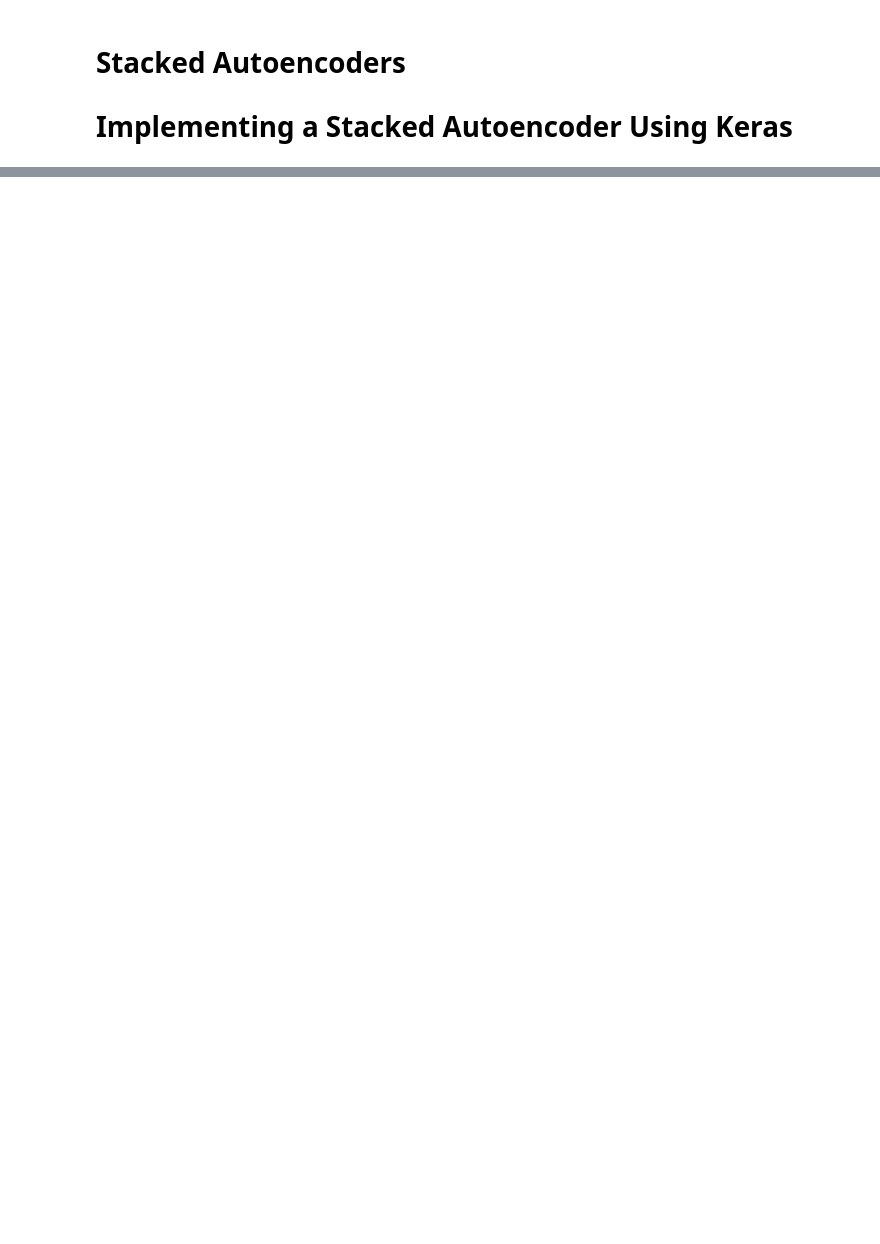
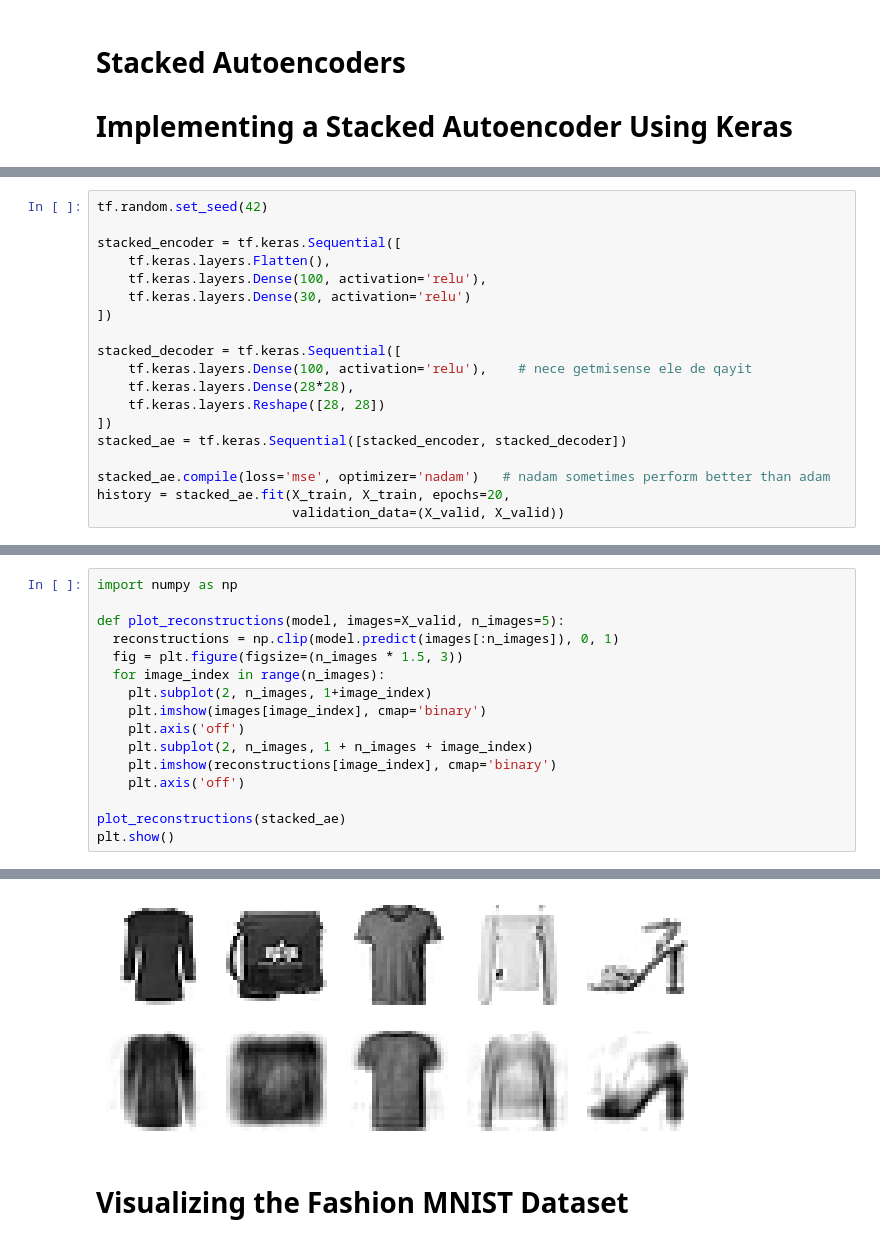
Before and after one commit to databyhuseyn/DeepLearning, a Jupyter notebook: autoencoders_gans_and_diffusion_models.ipynb, the cells around one changed output, grey strips where cells are left out. Cells and saved outputs as stored; diff of their text form; blank space fills up the shorter version.

```diff
--- a/autoencoders_gans_and_diffusion_models.ipynb
+++ b/autoencoders_gans_and_diffusion_models.ipynb
@@ -63,0 +64,19 @@ Downloading data from https://storage.googleapis.com/tensorflow/tf-keras-dataset
+# %%
+tf.random.set_seed(42)
+
+stacked_encoder = tf.keras.Sequential([
+    tf.keras.layers.Flatten(),
+    tf.keras.layers.Dense(100, activation='relu'),
+    tf.keras.layers.Dense(30, activation='relu')
+])
+
+stacked_decoder = tf.keras.Sequential([
+    tf.keras.layers.Dense(100, activation='relu'),    # nece getmisense ele de qayit
+    tf.keras.layers.Dense(28*28),
+    tf.keras.layers.Reshape([28, 28])
+])
+stacked_ae = tf.keras.Sequential([stacked_encoder, stacked_decoder])
+
+stacked_ae.compile(loss='mse', optimizer='nadam')   # nadam sometimes perform better than adam
+history = stacked_ae.fit(X_train, X_train, epochs=20,
+                         validation_data=(X_valid, X_valid))
@@ -63,0 +101,17 @@ Downloading data from https://storage.googleapis.com/tensorflow/tf-keras-dataset
+# %%
+import numpy as np
+
+def plot_reconstructions(model, images=X_valid, n_images=5):
+  reconstructions = np.clip(model.predict(images[:n_images]), 0, 1)
+  fig = plt.figure(figsize=(n_images * 1.5, 3))
+  for image_index in range(n_images):
+    plt.subplot(2, n_images, 1+image_index)
+    plt.imshow(images[image_index], cmap='binary')
+    plt.axis('off')
+    plt.subplot(2, n_images, 1 + n_images + image_index)
+    plt.imshow(reconstructions[image_index], cmap='binary')
+    plt.axis('off')
+
+plot_reconstructions(stacked_ae)
+plt.show()
+# %% [output]
@@ -63,0 +119,3 @@ Downloading data from https://storage.googleapis.com/tensorflow/tf-keras-dataset
+[figure, added]
+# %% [markdown]
+# Visualizing the Fashion MNIST Dataset
```
Also changed, not shown: parts of 22 cells of this notebook.
